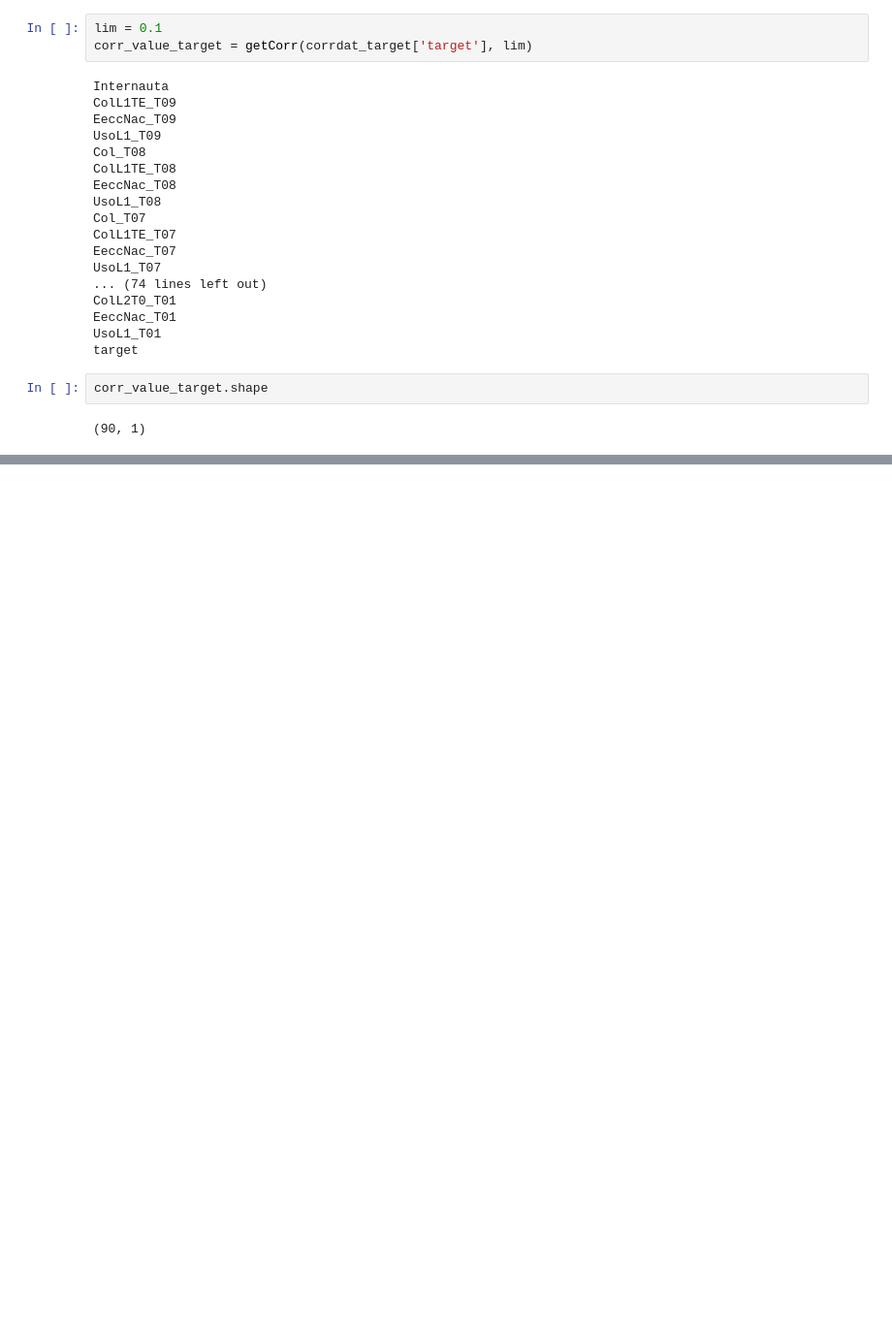
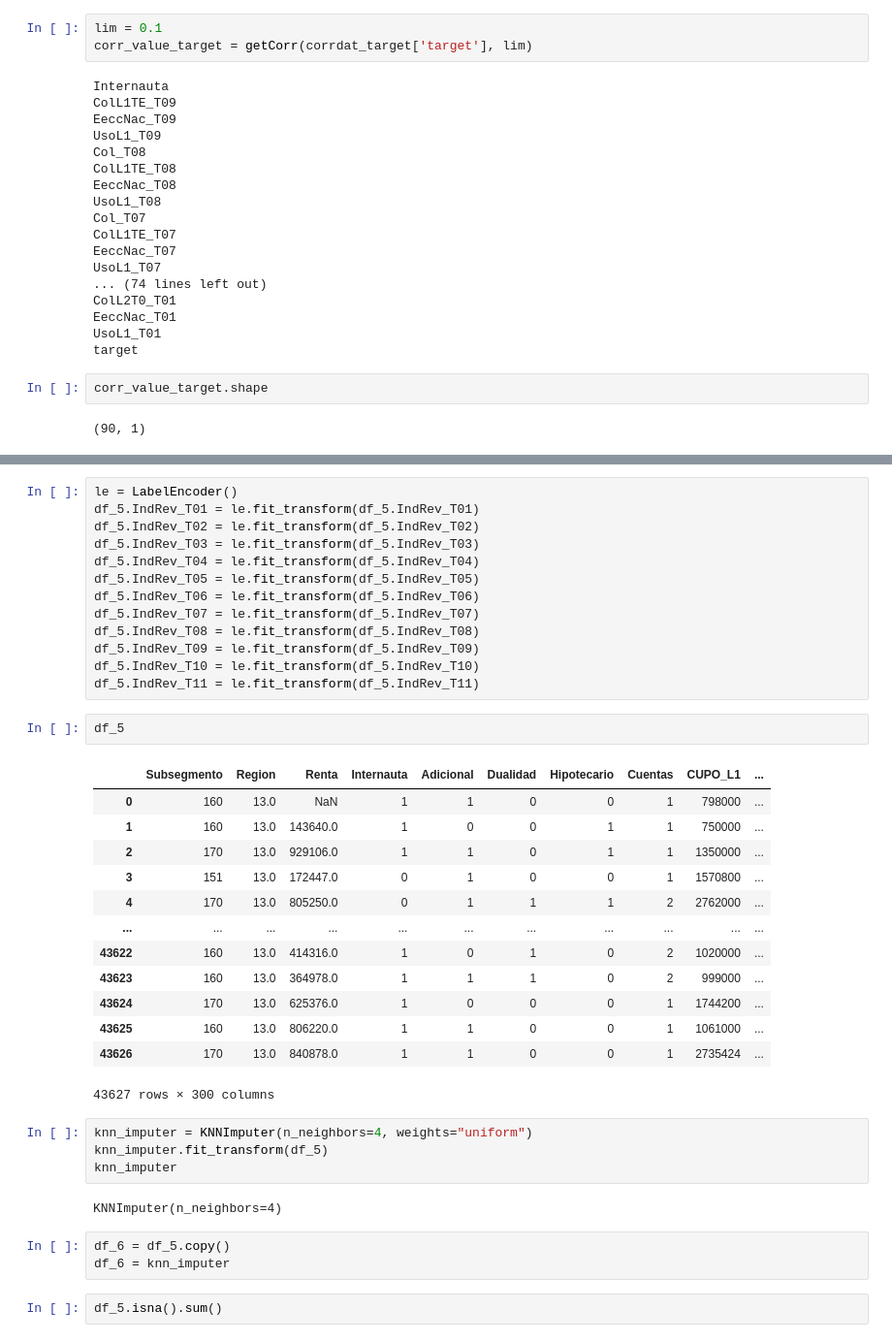
Before and after one commit to Maxibrionest/MachineLearning, a Jupyter notebook: Entrega2/Entrega2.ipynb, the cells around one changed output, grey strips where cells are left out. Shown at 97% size. Saved outputs shown, nothing was run; the diff lists cells and outputs as text; blank space fills up the shorter version.

```diff
--- a/Entrega2/Entrega2.ipynb
+++ b/Entrega2/Entrega2.ipynb
@@ -572,0 +644,40 @@ corr_value_target.shape
+# %%
+le = LabelEncoder()
+df_5.IndRev_T01 = le.fit_transform(df_5.IndRev_T01)
+df_5.IndRev_T02 = le.fit_transform(df_5.IndRev_T02)
+df_5.IndRev_T03 = le.fit_transform(df_5.IndRev_T03)
+df_5.IndRev_T04 = le.fit_transform(df_5.IndRev_T04)
+df_5.IndRev_T05 = le.fit_transform(df_5.IndRev_T05)
+df_5.IndRev_T06 = le.fit_transform(df_5.IndRev_T06)
+df_5.IndRev_T07 = le.fit_transform(df_5.IndRev_T07)
+df_5.IndRev_T08 = le.fit_transform(df_5.IndRev_T08)
+df_5.IndRev_T09 = le.fit_transform(df_5.IndRev_T09)
+df_5.IndRev_T10 = le.fit_transform(df_5.IndRev_T10)
+df_5.IndRev_T11 = le.fit_transform(df_5.IndRev_T11)
+# %%
+df_5
+# %% [output]
+|  | Subsegmento | Region | Renta | Internauta | Adicional | Dualidad | Hipotecario | Cuentas | CUPO_L1 | ... |
+| 0 | 160 | 13.0 | NaN | 1 | 1 | 0 | 0 | 1 | 798000 | ... |
+| 1 | 160 | 13.0 | 143640.0 | 1 | 0 | 0 | 1 | 1 | 750000 | ... |
+| 2 | 170 | 13.0 | 929106.0 | 1 | 1 | 0 | 1 | 1 | 1350000 | ... |
+| 3 | 151 | 13.0 | 172447.0 | 0 | 1 | 0 | 0 | 1 | 1570800 | ... |
+| 4 | 170 | 13.0 | 805250.0 | 0 | 1 | 1 | 1 | 2 | 2762000 | ... |
+| ... | ... | ... | ... | ... | ... | ... | ... | ... | ... | ... |
+| 43622 | 160 | 13.0 | 414316.0 | 1 | 0 | 1 | 0 | 2 | 1020000 | ... |
+| 43623 | 160 | 13.0 | 364978.0 | 1 | 1 | 1 | 0 | 2 | 999000 | ... |
+| 43624 | 170 | 13.0 | 625376.0 | 1 | 0 | 0 | 0 | 1 | 1744200 | ... |
+| 43625 | 160 | 13.0 | 806220.0 | 1 | 1 | 0 | 0 | 1 | 1061000 | ... |
+| 43626 | 170 | 13.0 | 840878.0 | 1 | 1 | 0 | 0 | 1 | 2735424 | ... |
+43627 rows × 300 columns
+# %%
+knn_imputer = KNNImputer(n_neighbors=4, weights="uniform")
+knn_imputer.fit_transform(df_5)
+knn_imputer
+# %% [output]
+KNNImputer(n_neighbors=4)
+# %%
+df_6 = df_5.copy()
+df_6 = knn_imputer
+# %%
+df_5.isna().sum()
```
Also changed, not shown: parts of 11 cells of this notebook.
